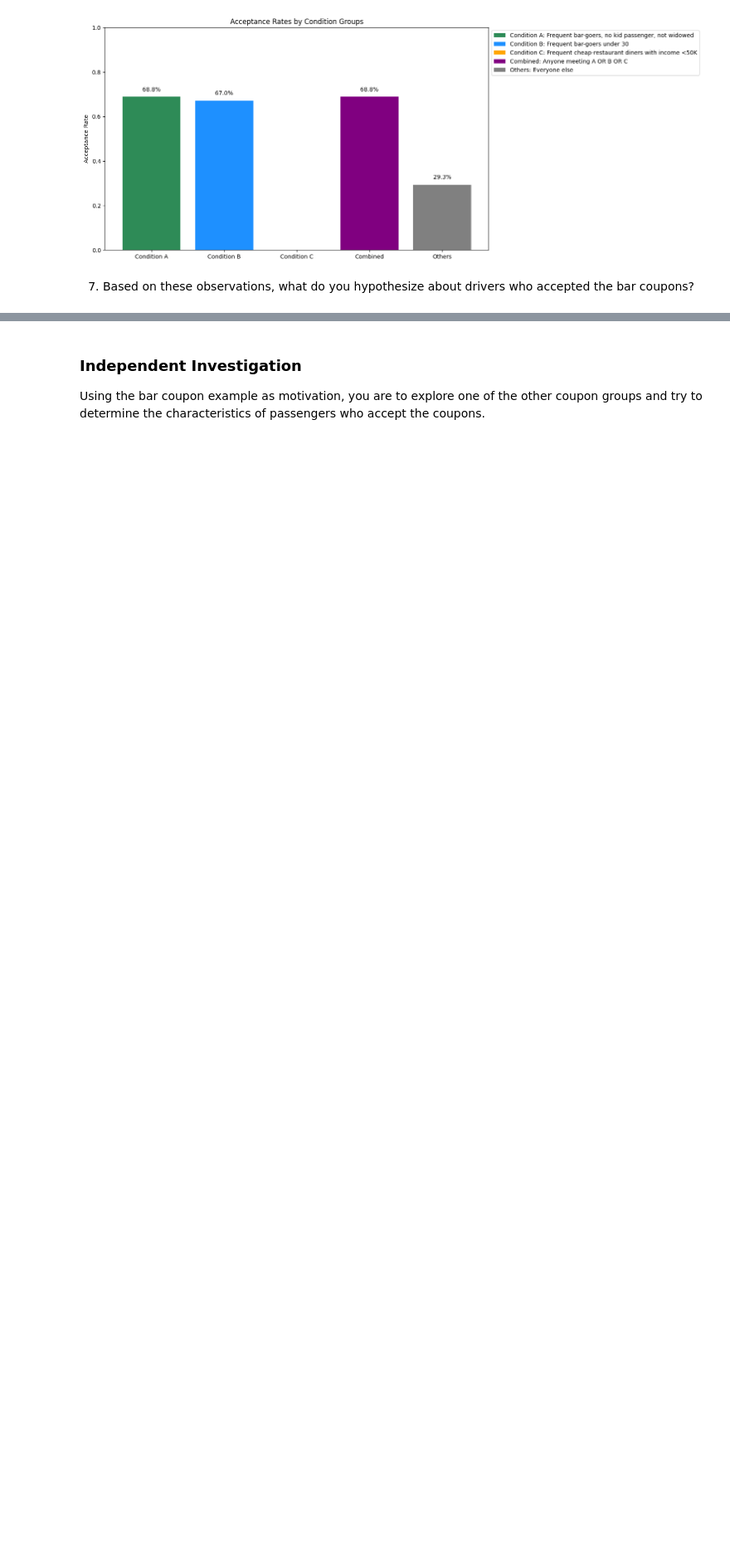
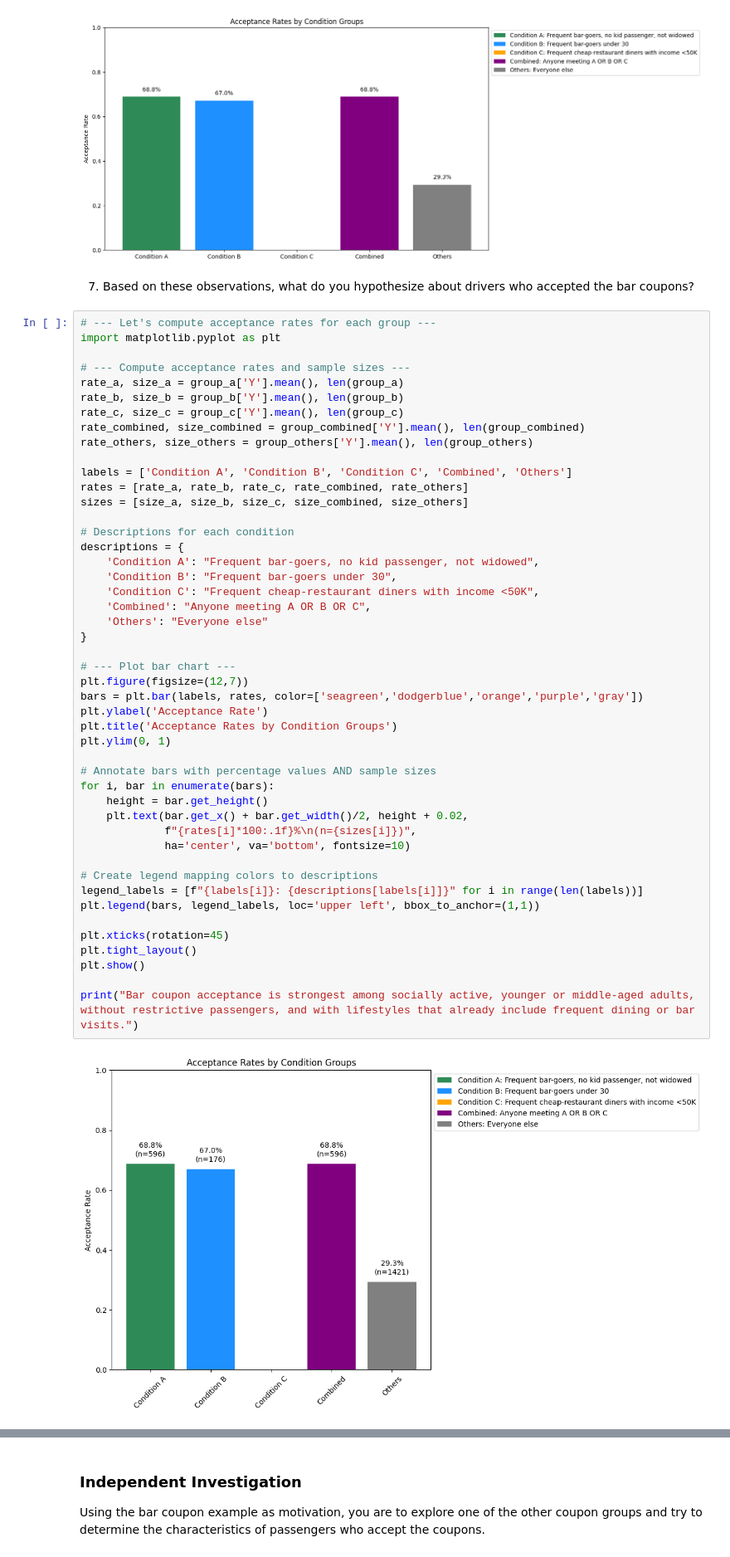
Before and after one commit to RohitKBhatnagar/CouponAcceptance, a Jupyter notebook: CouponAcceptance.ipynb, the cells around one changed output, grey strips where cells are left out. Shown at 83% size. Cells and saved outputs as stored; diff of their text form; blank space fills up the shorter version.

Commit message:
Solved Q#7. Generated pie chart as well as stacked acceptance as well as rejection rate based upon conditions to visualize results.

```diff
--- a/CouponAcceptance.ipynb
+++ b/CouponAcceptance.ipynb
@@ -1077,3 +1077,52 @@ plt.show()
 [figure]
 # %% [markdown]
 7.  Based on these observations, what do you hypothesize about drivers who accepted the bar coupons?
+# %%
+# --- Let's compute acceptance rates for each group ---
+import matplotlib.pyplot as plt
+
+# --- Compute acceptance rates and sample sizes ---
+rate_a, size_a = group_a['Y'].mean(), len(group_a)
+rate_b, size_b = group_b['Y'].mean(), len(group_b)
+rate_c, size_c = group_c['Y'].mean(), len(group_c)
+rate_combined, size_combined = group_combined['Y'].mean(), len(group_combined)
+rate_others, size_others = group_others['Y'].mean(), len(group_others)
+
+labels = ['Condition A', 'Condition B', 'Condition C', 'Combined', 'Others']
+rates = [rate_a, rate_b, rate_c, rate_combined, rate_others]
+sizes = [size_a, size_b, size_c, size_combined, size_others]
+
+# Descriptions for each condition
+descriptions = {
+    'Condition A': "Frequent bar-goers, no kid passenger, not widowed",
+    'Condition B': "Frequent bar-goers under 30",
+    'Condition C': "Frequent cheap-restaurant diners with income <50K",
+    'Combined': "Anyone meeting A OR B OR C",
+    'Others': "Everyone else"
+}
+
+# --- Plot bar chart ---
+plt.figure(figsize=(12,7))
+bars = plt.bar(labels, rates, color=['seagreen','dodgerblue','orange','purple','gray'])
+plt.ylabel('Acceptance Rate')
+plt.title('Acceptance Rates by Condition Groups')
+plt.ylim(0, 1)
+
+# Annotate bars with percentage values AND sample sizes
+for i, bar in enumerate(bars):
+    height = bar.get_height()
+    plt.text(bar.get_x() + bar.get_width()/2, height + 0.02,
+             f"{rates[i]*100:.1f}%\n(n={sizes[i]})",
+             ha='center', va='bottom', fontsize=10)
+
+# Create legend mapping colors to descriptions
+legend_labels = [f"{labels[i]}: {descriptions[labels[i]]}" for i in range(len(labels))]
+plt.legend(bars, legend_labels, loc='upper left', bbox_to_anchor=(1,1))
+
+plt.xticks(rotation=45)
+plt.tight_layout()
+plt.show()
+
+print("Bar coupon acceptance is strongest among socially active, younger or middle-aged adults, without restrictive passengers, and with lifestyles that already include frequent dining or bar visits.")
+# %% [output]
+[figure, added]
```
Also changed, not shown: parts of 2 cells of this notebook, 2 other files.
